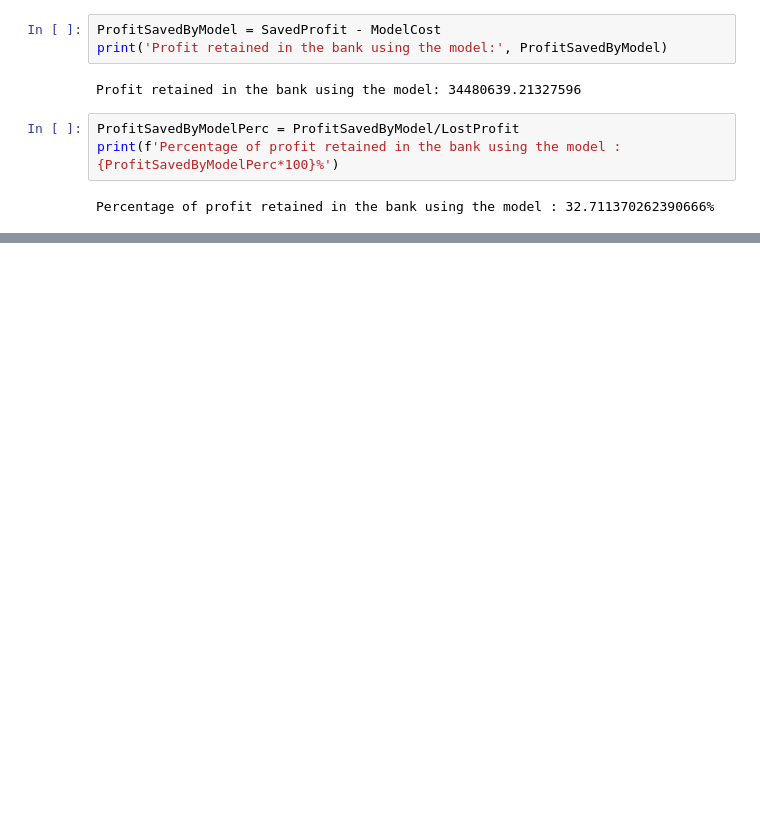
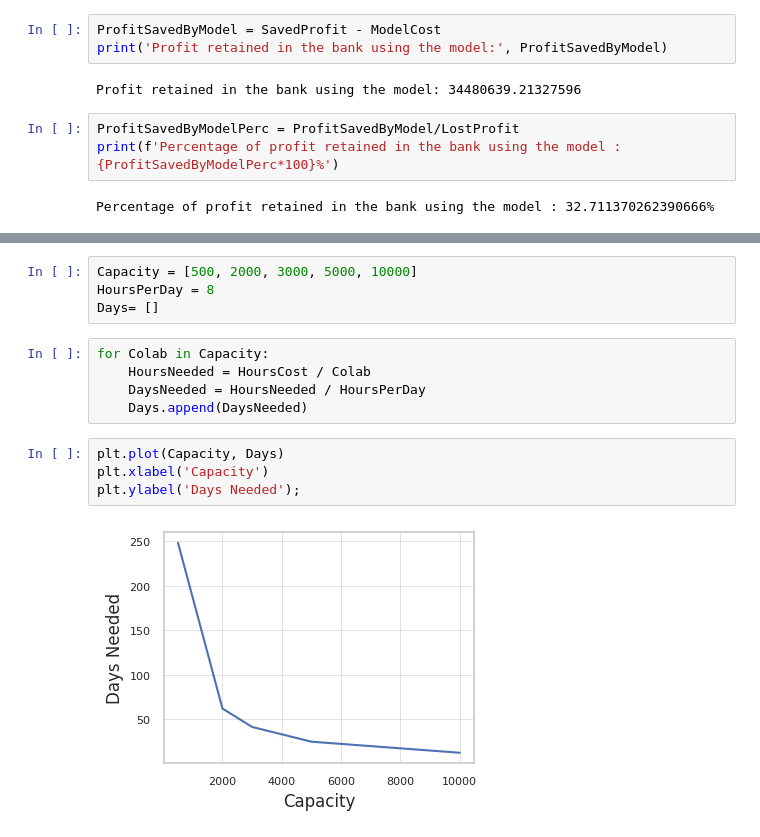
Before and after one commit to mouraxy/data, a Jupyter notebook: ipynb/BankCustomersChurn.ipynb, the cells around one changed output, grey strips where cells are left out. Drawn from its saved outputs; the diff is of its cells as text; blank space fills up the shorter version.

```diff
--- a/ipynb/BankCustomersChurn.ipynb
+++ b/ipynb/BankCustomersChurn.ipynb
@@ -487,0 +507,15 @@ Percentage of profit retained in the bank using the model : 32.711370262390666%
+# %%
+Capacity = [500, 2000, 3000, 5000, 10000]
+HoursPerDay = 8
+Days= []
+# %%
+for Colab in Capacity:
+    HoursNeeded = HoursCost / Colab
+    DaysNeeded = HoursNeeded / HoursPerDay
+    Days.append(DaysNeeded)
+# %%
+plt.plot(Capacity, Days)
+plt.xlabel('Capacity')
+plt.ylabel('Days Needed');
+# %% [output]
+[figure, added]
```
Also changed, not shown: parts of 6 cells of this notebook.
